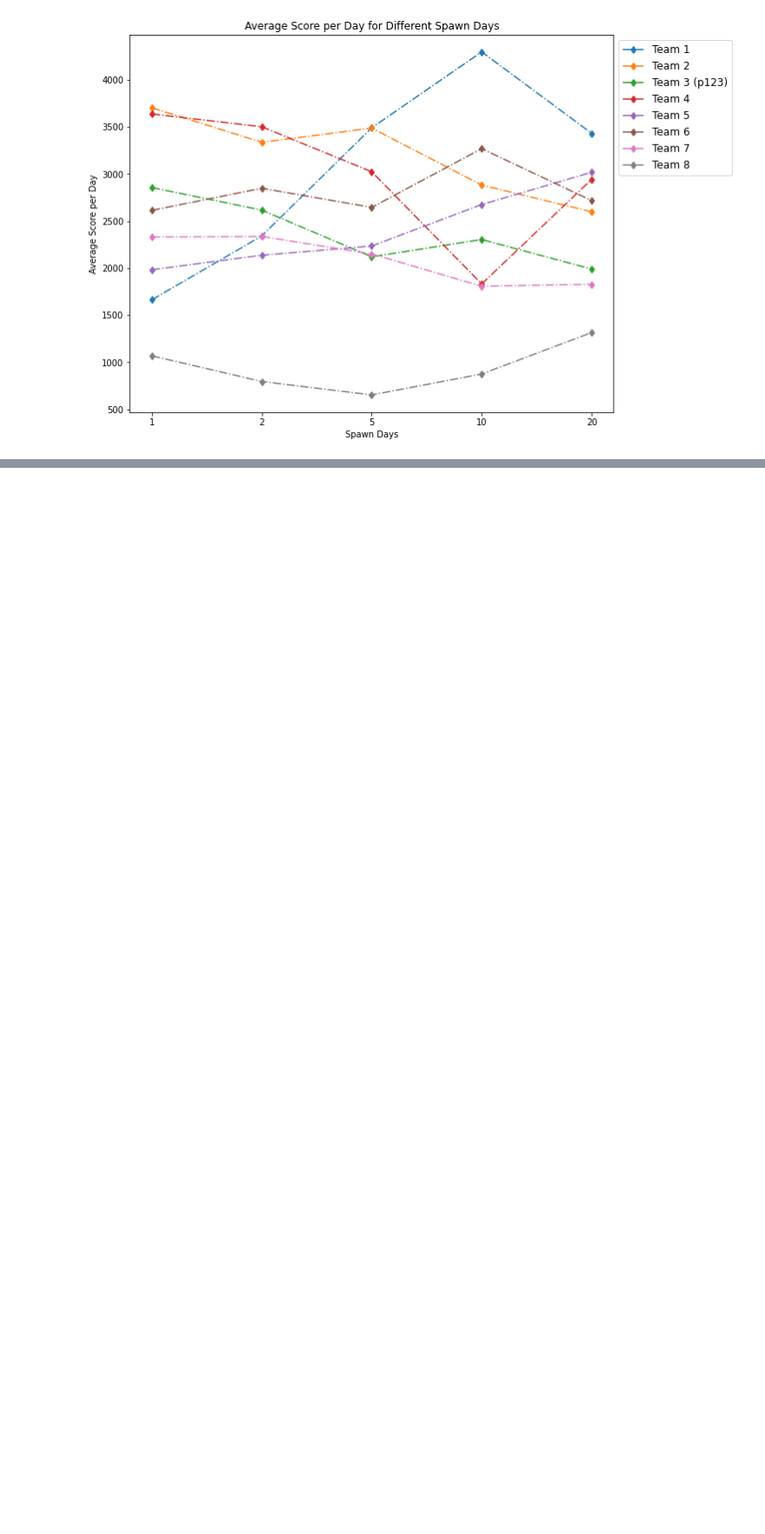
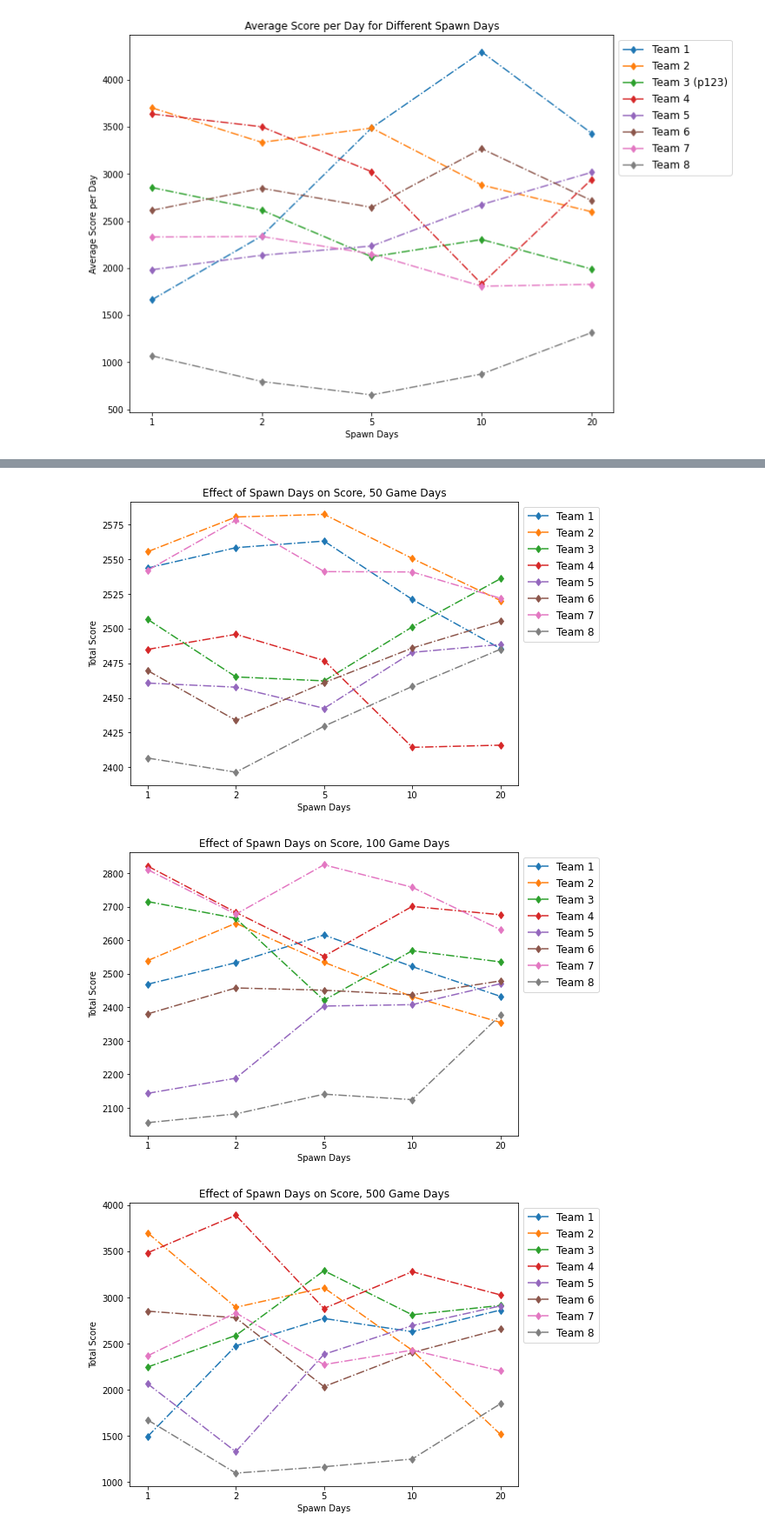
Before and after one commit to yunlanli/voronoi_analysis, a Jupyter notebook: notebooks/analysis.ipynb, the cells around one changed output, grey strips where cells are left out. Shown at 87% size. Drawn from its saved outputs; the diff is of its cells as text; code cells hidden in the pictures; blank space fills up the shorter version.

```diff
--- a/notebooks/analysis.ipynb
+++ b/notebooks/analysis.ipynb
@@ -40,7 +40,7 @@ def save_fig(df_plot, path):
 es_gds = list(range(10, 60, 10))
 es_sds = list(range(1, 6))
 
-def space_out_game_days_evenly(row):
+def space_out_game_days_evenly(game_day):
 	mapping = {
 		50: 10,
 		100: 20,
@@ -49,9 +49,9 @@ def space_out_game_days_evenly(row):
 		2000: 50
 	}
 
-	return mapping[row['Game Days']]
+	return mapping[game_day]
 
-def space_out_spawn_days_evenly(row):
+def space_out_spawn_days_evenly(spawn_days):
 	mapping = {
 		1: 1,
 		2: 2,
@@ -60,4 +60,4 @@ def space_out_spawn_days_evenly(row):
 		20: 5
 	}
 
-	return mapping[row['Spawn Days']]
+	return mapping[spawn_days]
@@ -259,15 +254,19 @@ save_fig(_scores_ax, f'../graphs/avg_score_per_day_by_spawn_rate_p123')
 # %%
-def plot_effect_of_spawn_days(game_days, graph_type=LINE, marker='o', linestyle='--', xticks=None, figsize=(10, 10), legend_font_size=12, legend=legend):
-	score_df = scores_df[scores_df['Game Days'] == game_days]
-	score_df['Spawn Days'] = scores_df.apply(space_out_spawn_days_evenly, axis=1)
+def plot_effect_of_spawn_days(scores_df, game_days, ax=None, graph_type=LINE, marker='o', linestyle='--', xticks=None, figsize=(10, 10), legend_font_size=12, legend=legend):
+	score_df = scores_df[scores_df['Game Days'] == game_days].copy()
+	score_df['Spawn Days'] = scores_df['Spawn Days'].apply(space_out_spawn_days_evenly)
+	score_df['Total'] = scores_df['Game Days'] * scores_df['Games']
+	score_df['Score'] = score_df['Score'] / score_df['Total']
+
 
 	score_df = score_df.pivot(index='Spawn Days', columns='Team', values='Score')
 	title = f'Effect of Spawn Days on Score, {game_days} Game Days'
 
+
 	if graph_type == LINE:
-		score_ax = score_df.plot.line(ylabel='Total Score', title=title, marker=marker, linestyle=linestyle, figsize=figsize)
+		score_ax = score_df.plot.line(ax=ax, ylabel='Total Score', title=title, marker=marker, linestyle=linestyle, figsize=figsize)
 	elif graph_type == BAR:
-		score_ax = score_df.plot.bar(ylabel='Total Score', title=title, figsize=figsize)
+		score_ax = score_df.plot.bar(ax=ax, ylabel='Total Score', title=title, figsize=figsize)
 	else:
 		print('unrecognized graph type: {graph_type}')
 		return
@@ -276,4 +275,4 @@ def plot_effect_of_spawn_days(game_days, graph_type=LINE, marker='o', linestyle=
 		score_ax.set_xticks(es_sds, xticks)
 
 	score_ax.legend(legend, loc='best', fontsize=legend_font_size, bbox_to_anchor=(1,1))
-	save_fig(score_ax, f'../graphs/effect_spawn_days_{game_days}')
+	return score_ax
@@ -279,0 +298,8 @@ def plot_effect_of_spawn_days(game_days, graph_type=LINE, marker='o', linestyle=
+# %%
+for game_days in days_config:
+	score_ax = plot_effect_of_spawn_days(scores_df, game_days, marker='d', linestyle='-.', xticks=spawn_rates_config, figsize=(8, 6))
+	save_fig(score_ax, f'../graphs/effect_spawn_days_{game_days}')
+# %% [output]
+[figure, added]
+[figure, added]
+[figure, added]
```
Also changed, not shown: parts of 17 cells of this notebook.
